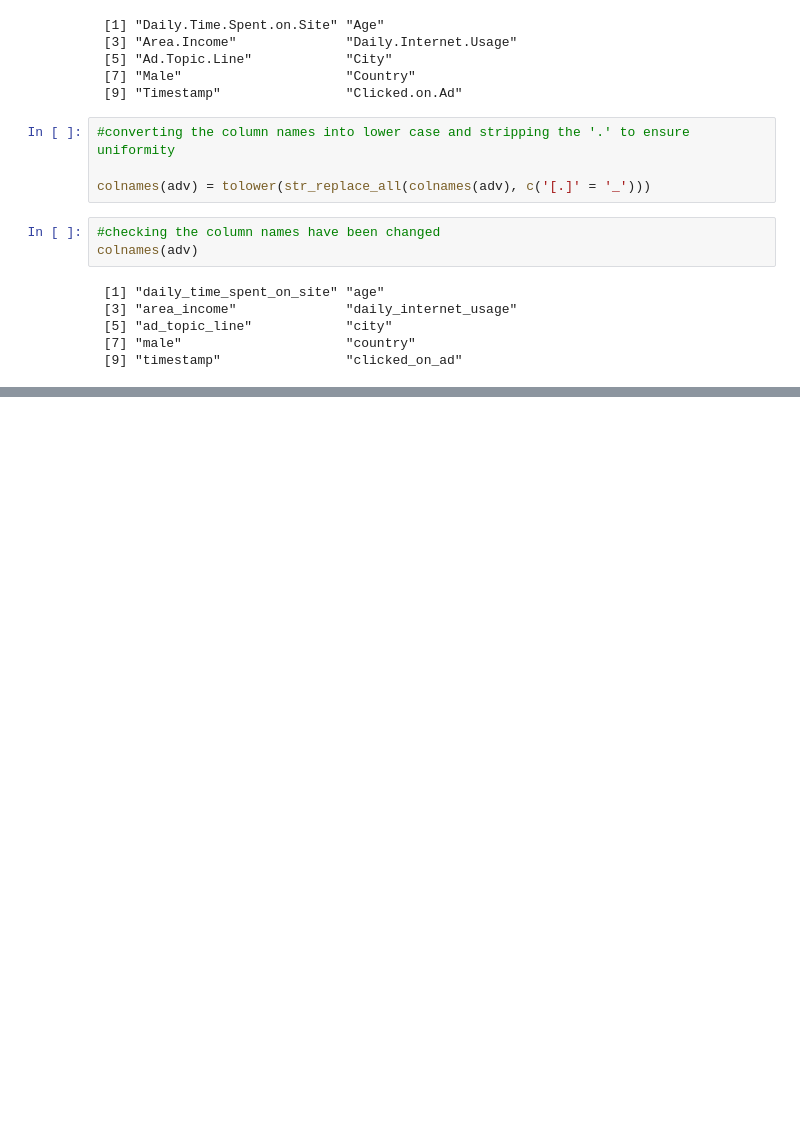
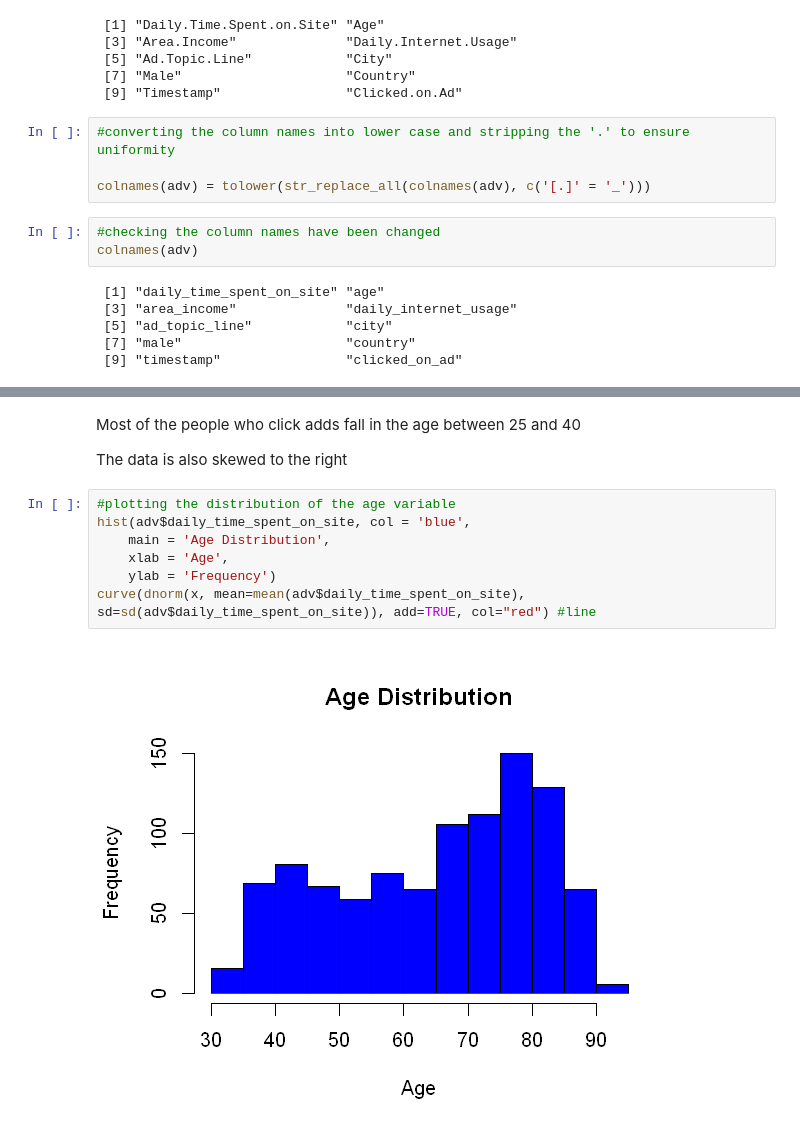
Before and after one commit to mwinzie/prediction-model-in-R, a Jupyter notebook: Ad Prediction Model.ipynb, the cells around one changed output, grey strips where cells are left out. Drawn from its saved outputs; the diff is of its cells as text; blank space fills up the shorter version.

```diff
--- a/Ad Prediction Model.ipynb
+++ b/Ad Prediction Model.ipynb
@@ -144,0 +284,13 @@ adv$date <- date
+# %% [markdown]
+Most of the people who click adds fall in the age between 25 and 40
+
+The data is also skewed to the right
+# %%
+#plotting the distribution of the age variable
+hist(adv$daily_time_spent_on_site, col = 'blue',
+    main = 'Age Distribution',
+    xlab = 'Age',
+    ylab = 'Frequency')
+curve(dnorm(x, mean=mean(adv$daily_time_spent_on_site), sd=sd(adv$daily_time_spent_on_site)), add=TRUE, col="red") #line
+# %% [output]
+[figure, added]
```
Also changed, not shown: parts of 37 cells of this notebook.
